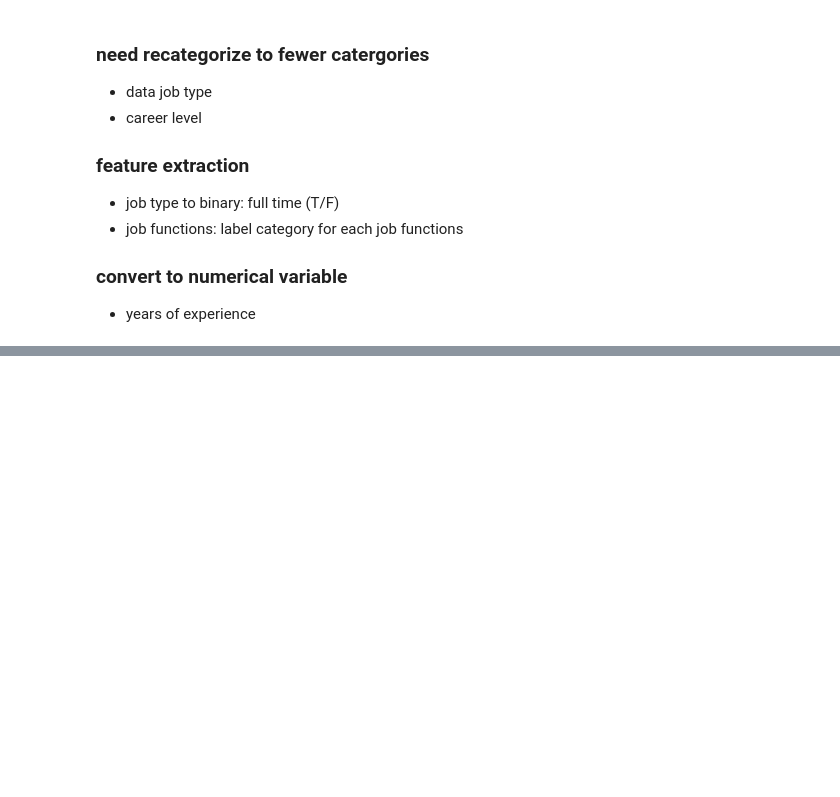
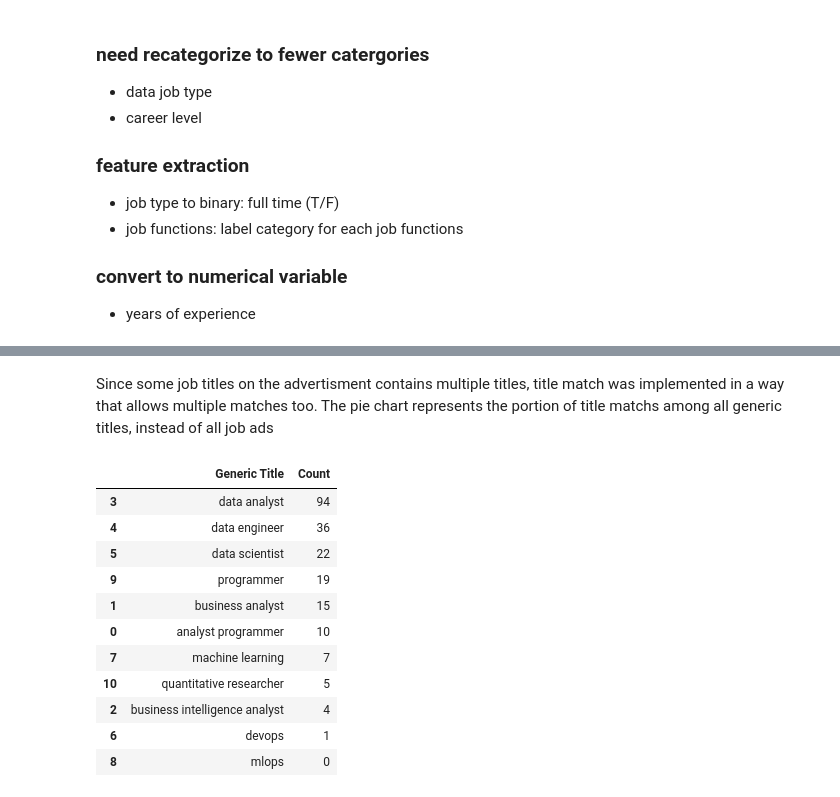
Before and after one commit to aster-fung/hk_job_scraping, a Jupyter notebook: analysis/hkjobsdb_job_ad_analysis.ipynb, the cells around one changed output, grey strips where cells are left out. Saved outputs shown, nothing was run; the diff lists cells and outputs as text; code cells hidden in the pictures; blank space fills up the shorter version.

```diff
--- a/analysis/hkjobsdb_job_ad_analysis.ipynb
+++ b/analysis/hkjobsdb_job_ad_analysis.ipynb
@@ -49,0 +93,14 @@ ValueError: Array conditional must be same shape as self
+# %%
+# job titles by job nature
+generic_job_titles = ['analyst programmer',
+                      'business analyst',
+                      'business intelligence analyst',
+                      'data analyst',
+                      'data engineer',
+                      'data scientist',
+                      'devops',
+                      'machine learning',
+                      'mlops',
+                      'programmer',
+                      'quantitative researcher',
+                       ]
@@ -49,0 +117,19 @@ ValueError: Array conditional must be same shape as self
+# %% [markdown]
+Since some job titles on the advertisment contains multiple titles, title match was implemented in a way that allows multiple matches too. The pie chart represents the portion of title matchs among all generic titles, instead of all job ads
+# %%
+df_title = pd.DataFrame({'Generic Title':generic_job_titles, 'Count':count_by_generic_titles})
+df_title.sort_values(by='Count',ascending= False, inplace=True)
+df_title
+# %% [output]
+|  | Generic Title | Count |
+| 3 | data analyst | 94 |
+| 4 | data engineer | 36 |
+| 5 | data scientist | 22 |
+| 9 | programmer | 19 |
+| 1 | business analyst | 15 |
+| 0 | analyst programmer | 10 |
+| 7 | machine learning | 7 |
+| 10 | quantitative researcher | 5 |
+| 2 | business intelligence analyst | 4 |
+| 6 | devops | 1 |
+| 8 | mlops | 0 |
```
Also changed, not shown: parts of 13 cells of this notebook, 3 other files.
